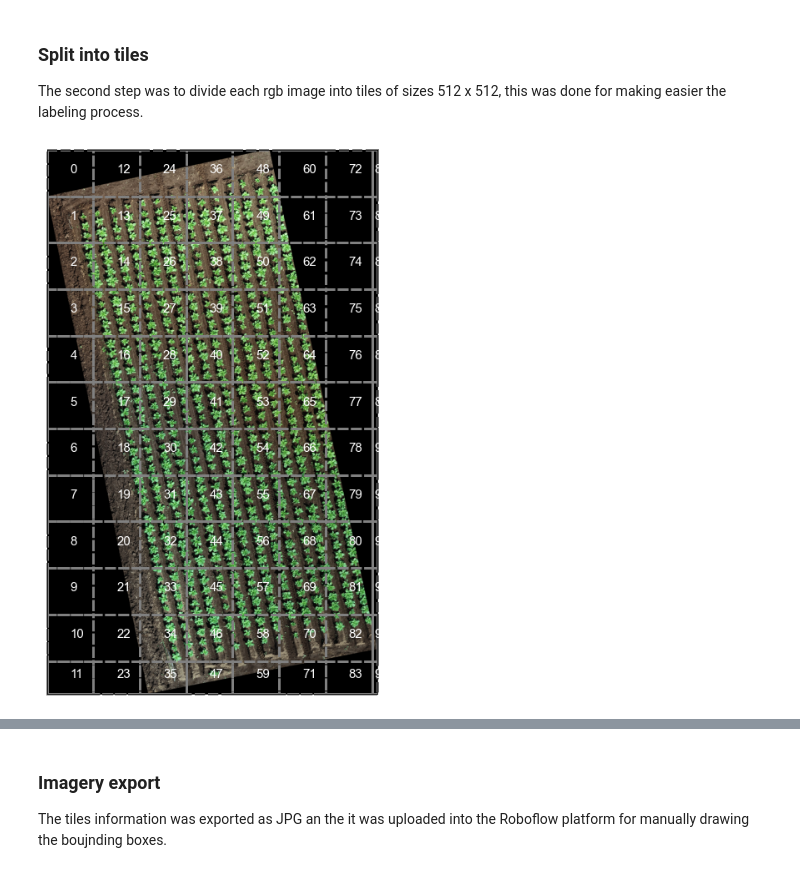
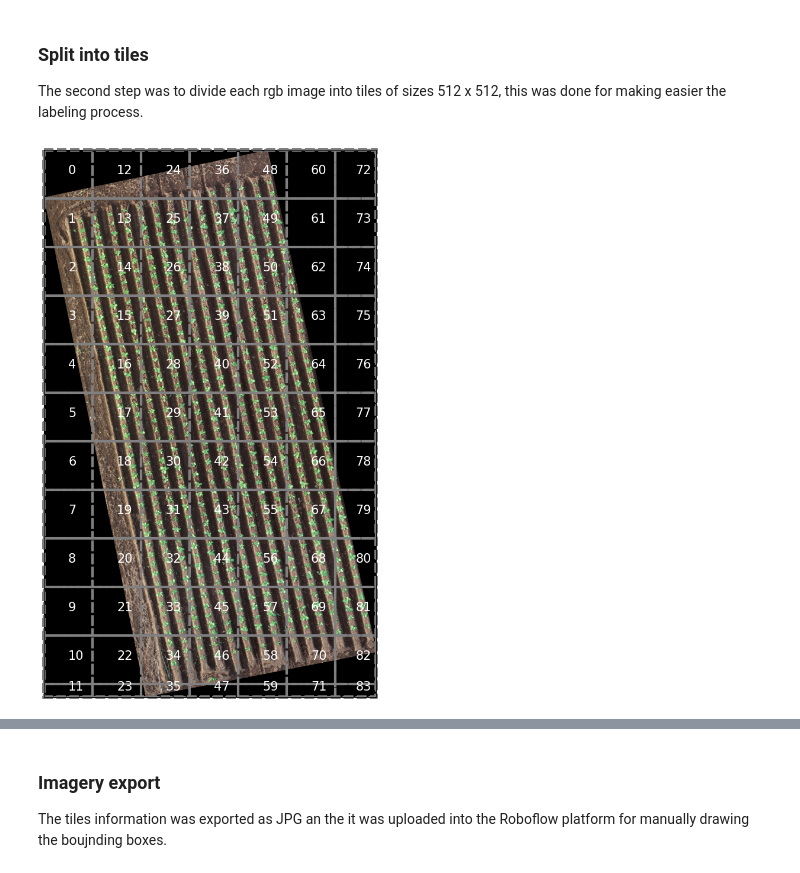
Before and after one commit to anaguilarar/CC_Weight_Prediction, a Jupyter notebook: 1_Individual_plant_detection_YOLO_training.ipynb, the cells around one changed output, grey strips where cells are left out. Cells and saved outputs as stored; diff of their text form; code cells hidden in the pictures.

```diff
--- a/1_Individual_plant_detection_YOLO_training.ipynb
+++ b/1_Individual_plant_detection_YOLO_training.ipynb
@@ -121,6 +104,6 @@ ModuleNotFoundError: ignored
 ### Single training image visualization
 # %%
 roi = gpd.read_file(TRAININGBOUNDING)
-imgdate1 = TP2IMAGEPATH
+imgdate1 = TP1IMAGEPATH
 fielddata  = drone_data.DroneData(imgdate1, multiband_image=True, bounds=roi)
 # %%
@@ -146,7 +128,7 @@ for i in np.array(fielddata.drone_data.data_vars.variables):
     threebanddata.append(scaleminmax(banddata))
 
 
-fig,ax = plt.subplots(1, figsize=(15,12))
+fig,ax = plt.subplots(1, figsize=(8,12))
 
 _, boxes = split_xarray_data(fielddata.drone_data, polygons = True,
                                 width = 512, height = 512, overlap = 0)
@@ -154,36 +136,35 @@ _, boxes = split_xarray_data(fielddata.drone_data, polygons = True,
 arraypplot = np.array(threebanddata)
 
 if(arraypplot.shape[0]==3):
     arraypplot  = np.moveaxis(arraypplot, 0, -1)
 
 
-font = {'family': 'arial',
-        'color':  'white',
+font = {'color':  'white',
         'weight': 'normal',
         'size': 15}
 
 ax.imshow(arraypplot)
 
 for i,box in boxes:
     if i % 1 == 0:
 
         xs, ys = box.exterior.xy
         minx, miny, maxx, maxy =box.bounds
         width, height = abs(maxx - minx),  abs(miny-maxy)
         # Create a Rectangle patch
         rect = Rectangle( (minx,miny), width,height, linestyle = 'dashed', facecolor = 'None',
                         clip_on=False,edgecolor='gray',lw=3)
         ax.add_patch(rect)
         #ax.fill(xs, ys, facecolor='none', color='--', linewidth=3)
         ax.text(xs[0] + (xs[2] - xs[0])/2,ys[0] + (ys[2] - ys[0])/2,str(i), fontdict=font)
         ax.set_xticks([])
         ax.set_yticks([])
 
     rect = Rectangle( (0,0), arraypplot.shape[1], arraypplot.shape[0], linestyle = 'dashed', facecolor = 'None',
                         clip_on=False,edgecolor='gray',lw=3)
     ax.add_patch(rect)
 # %% [output]
-[figure, old version]
+[figure, new version]
 # %%
 ### Single tile example
 
```
Also changed, not shown: parts of 9 cells of this notebook.
